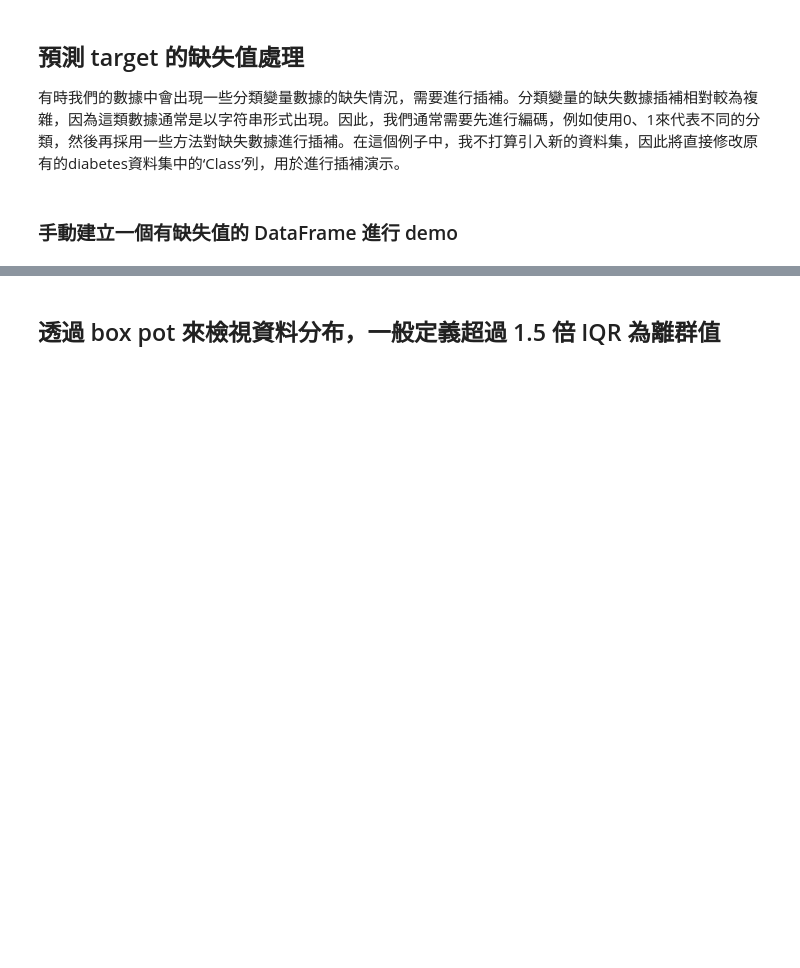
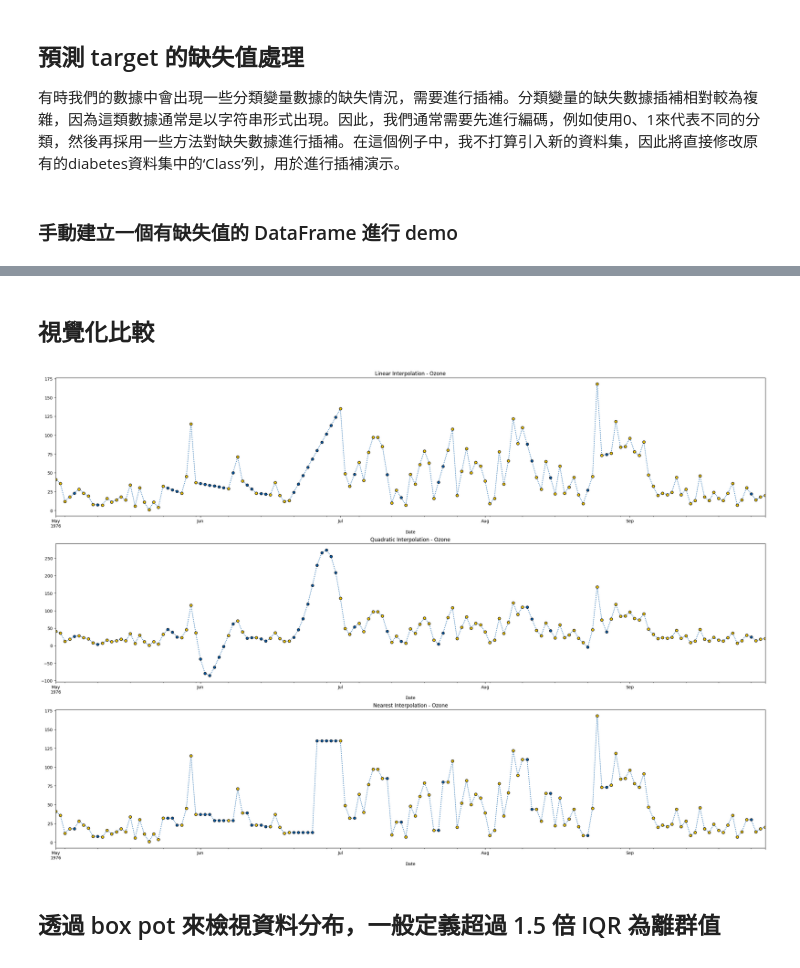
Before and after one commit to Zenobia000/iSpan_python-DA-cookbooks, a Jupyter notebook: pandas/1-6-3 Pandas DataFrame 特徵工程_特徵清洗.ipynb, the cells around one changed output, grey strips where cells are left out. Drawn from its saved outputs; the diff is of its cells as text; code cells hidden in the pictures; blank space fills up the shorter version.

```diff
--- a/pandas/1-6-3 Pandas DataFrame 特徵工程_特徵清洗.ipynb
+++ b/pandas/1-6-3 Pandas DataFrame 特徵工程_特徵清洗.ipynb
@@ -732,3 +926,38 @@ df_KNN_imputed['Outcome'] = enc.inverse_transform(reshaped)
+# %% [markdown]
+## 視覺化比較
+# %%
+import matplotlib.pyplot as plt
+
+fig, axes = plt.subplots(3, 1, figsize=(30, 20))
+
+linear = df.interpolate(method='linear')
+quadratic = df.interpolate(method='quadratic')
+nearest = df.interpolate(method='nearest')
+
+interpolations = {
+    'Linear Interpolation': linear,
+    'Quadratic Interpolation': quadratic,
+    'Nearest Interpolation': nearest
+}
+
+# IKEA's blue and yellow, with black for contrast
+ikea_blue = "#0058a3"  # A shade of blue similar to IKEA's
+ikea_yellow = "#ffcc00"  # A shade of yellow similar to IKEA's
+ikea_light_blue = "#99ccff"  # A lighter shade of blue for dotted lines
+ikea_black = "#000000"  # Black for marker outlines
+
+for ax, df_key in zip(axes, interpolations):
+    # Plot interpolated data in IKEA blue with light blue dotted lines
+    interpolations[df_key].Ozone.plot(color=ikea_blue, marker='o',
+                                      linestyle='dotted', markeredgecolor=ikea_black,
+                                      ax=ax)
+    # Plot original data in IKEA yellow with black outlines for markers
+    df.Ozone.plot(title=df_key + ' - Ozone', color=ikea_yellow, marker='o',
+                  markeredgecolor=ikea_black, linestyle='', ax=ax)
+
+plt.show()
+# %% [output]
+[figure, added]
 # %% [markdown]
 ## 透過 box pot 來檢視資料分布，一般定義超過 1.5 倍 IQR 為離群值
 ![image.png](attachment:image.png)
```
Also changed, not shown: parts of 36 cells of this notebook.
